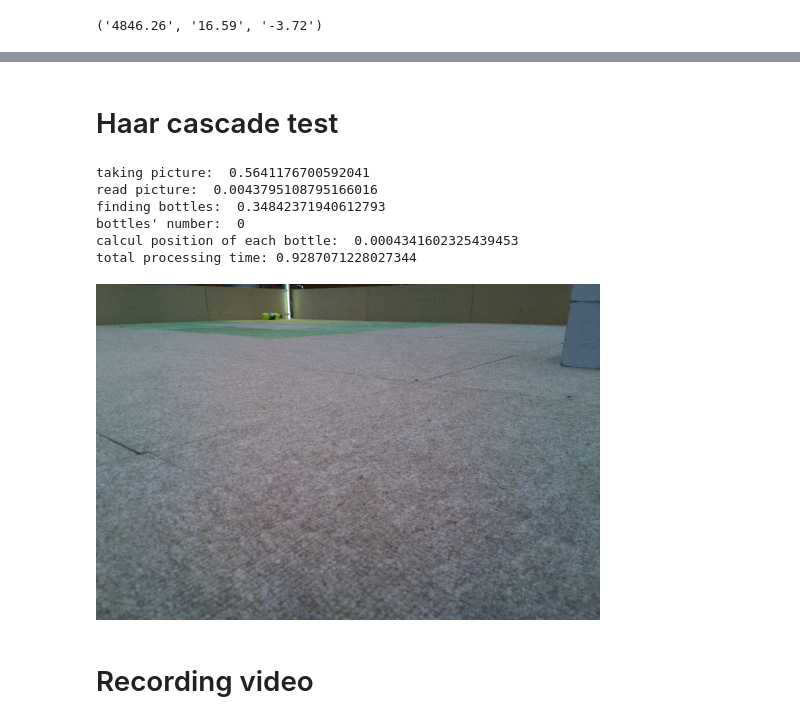
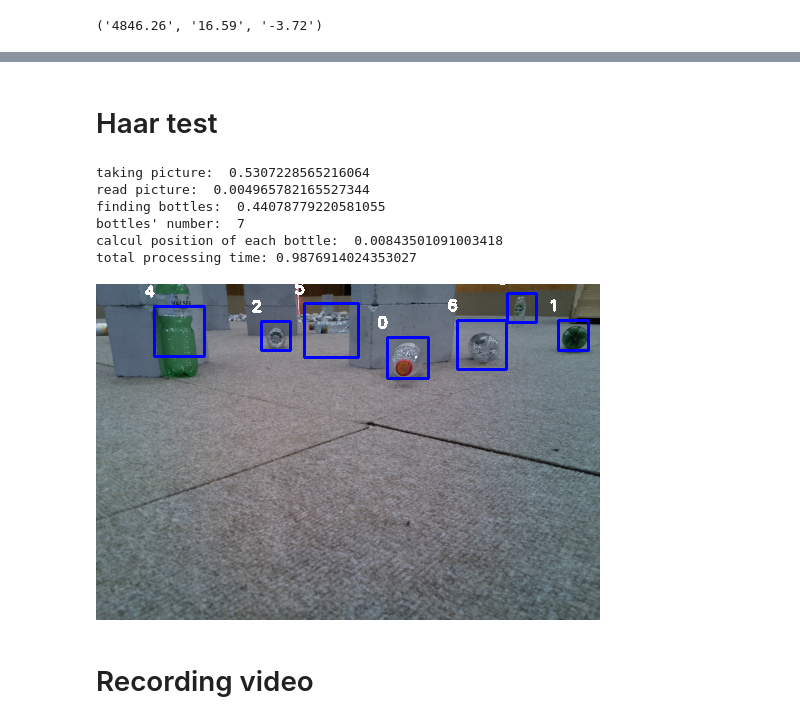
Before and after one commit to Apiquet/Visual_recognition, a Jupyter notebook: main.ipynb, the cells around one changed output, grey strips where cells are left out. Drawn from its saved outputs; the diff is of its cells as text; code cells hidden in the pictures.

```diff
--- a/main.ipynb
+++ b/main.ipynb
@@ -158,39 +156,36 @@ def calcul_bottle_dist_angle(center, img_width, img_height):
 ''' Find bottles on image and send their position to Raspberry '''
 ''''''
 
-def main_process(img):
-    robot_x, robot_y, robot_a = get_robot_pos_angle(ser)
-    robot_x = float(robot_x)/10
-    robot_y = float(robot_y)/10
-    robot_a = float(robot_a)
+def main_process(img,s):
+    #robot_x, robot_y, robot_a = get_robot_pos_angle(ser)
+    robot_x = 10
+    robot_y = 10
+    robot_a = 10
     # resize to increase speed detection
     img_height,img_width = img.shape[:2]
     start = time.time()
-    bottles = bottle_cascade.detectMultiScale(img, minNeighbors=20)
+    bottles = bottle_cascade.detectMultiScale(img, minNeighbors=4)
     #print("detection: ", time.time() - start)
     tcp_msg = ""
     msg_to_send = False
-    bottle_x = []
-    bottle_y = []
     print("bottle number: ", len(bottles))
-
     for (x,y,w,h) in bottles:
         #cv.rectangle(img,(x,y),(x+w,y+h),(255,0,0),2)
-        #bottomLeftCornerOfText = (x-10,y-10)
-        #cv.putText(img,str(i), bottomLeftCornerOfText,font,fontScale,fontColor,lineType)
+        #cv.putText(img,str(i), bottomLeftCornerOfText,font,0.5,fontColor,lineType)
         center = calcul_low_center(x,y,w,h)
         bottle_dist, bottle_a = calcul_bottle_dist_angle(center, img_width, img_height)
-        if bottle_dist < 400:
-            cx, cy = calcul_object_pos(robot_x, robot_y, robot_a, 40, bottle_a)
+        if bottle_dist < 4000:
+            cx, cy = calcul_object_pos(robot_x, robot_y, robot_a, 400, bottle_a)
             xb, yb = calcul_object_pos(cx, cy, robot_a, bottle_dist, bottle_a)
-            if (xb < 350 and yb > 450) or (xb > 480 and yb > 580) or (xb < 200 and yb < 200) or xb < 10 or yb < 10 or xb > 790 or yb > 790:
+            if (xb < 3500 and yb > 4500) or (xb > 4800 and yb > 5800) or (xb < 2000 and yb < 2000) or xb < 100 or yb < 100 or xb > 7900 or yb > 7900:
                 continue
             else:
                 msg_to_send = True
-                bottle_x.append(int(round(xb)))
-                bottle_y.append(int(round(yb)))
+                tcp_msg = tcp_msg + int(round(xb)) + ',' + int(round(yb)) + ';'
         else:
             continue
+    if msg_to_send:
+        send_message(s,tcp_msg)
 # %%
 BUFFER_SIZE = 1024
 s = enable_tcp_com(BUFFER_SIZE)
@@ -217,11 +216,11 @@ with picamera.PiCamera() as camera:
         file_bytes = np.asarray(bytearray(stream.read()), dtype=np.uint8)
 
         img = cv.imdecode(file_bytes, cv.IMREAD_COLOR)
-        main_process(img)
+        main_process(img,s)
         stream.seek(0)
         print("total time: ", time.time() - start)
-
+        break
 
 cv.imwrite(IMAGES_PATH + "cam_haar.png", img)
-Image(filename = IMAGES_PATH + 'cam_haar.png')
+ShowImage(filename = IMAGES_PATH + 'cam_haar.png')
 # %% [output]
@@ -237,5 +230,5 @@ KeyboardInterrupt:
 # %% [markdown]
-# Haar cascade test
+# Haar test
 # %%
 import matplotlib.pyplot as plt
 import matplotlib.image as mpimg
@@ -258,51 +251,51 @@ utils = "Utils/"
 bottle_cascade = cv.CascadeClassifier(utils + 'biggest_haar.xml')
 
 font = cv.FONT_HERSHEY_SIMPLEX
-fontScale = 1
+fontScale = 0.5
 fontColor = (255,255,255)
 lineType = 2
+bottomLeftCornerOfText = (x-7,y+5)
 # %%
 with picamera.PiCamera() as camera:
     camera.resolution = (504, 336)
     camera.rotation = 180
     camera.framerate = 60
     camera.start_preview()
     # Give the camera some warm-up time
     time.sleep(2)
     big_start = time.time()
     start = time.time()
     camera.capture(IMAGES_PATH + "cam.bmp")
     print("taking picture: ", time.time() - start)
     start = time.time()
     img = cv.imread(IMAGES_PATH + 'cam.bmp')
     print("read picture: ", time.time() - start)
     start = time.time()
     img_height, img_width = img.shape[:2]
-    bottles = bottle_cascade.detectMultiScale(img, minNeighbors=10)
+    bottles = bottle_cascade.detectMultiScale(img, minNeighbors=7)
     print("finding bottles: ", time.time() - start)
     i = 0
     start = time.time()
     for (x,y,w,h) in bottles:
         cv.rectangle(img,(x,y),(x+w,y+h),(255,0,0),2)
         bottomLeftCornerOfText = (x-10,y-10)
         cv.putText(img,str(i), bottomLeftCornerOfText,font,fontScale,fontColor,lineType)
         center = calcul_low_center(x,y,w,h)
         dist, angle = calcul_bottle_dist_angle(center, img_width, img_height)
-        cv.rectangle(img,(x,y),(x+w,y+h),(255,0,0),2)
         i = i + 1
     print("bottles' number: ", i)
     print("calcul position of each bottle: ", time.time() - start)
     print("total processing time:", time.time() - big_start)
 cv.imwrite(IMAGES_PATH + "cam_haar.png", img)
 ShowImage(filename = IMAGES_PATH + 'cam_haar.png')
 # %% [output]
-taking picture:  0.5641176700592041
-read picture:  0.0043795108795166016
-finding bottles:  0.34842371940612793
-bottles' number:  0
-calcul position of each bottle:  0.0004341602325439453
-total processing time: 0.9287071228027344
+taking picture:  0.5307228565216064
+read picture:  0.004965782165527344
+finding bottles:  0.44078779220581055
+bottles' number:  7
+calcul position of each bottle:  0.00843501091003418
+total processing time: 0.9876914024353027
-[figure, old version]
+[figure, new version]
 # %% [markdown]
 # Recording video
 # %%
```
Also changed, not shown: parts of 4 cells of this notebook.
